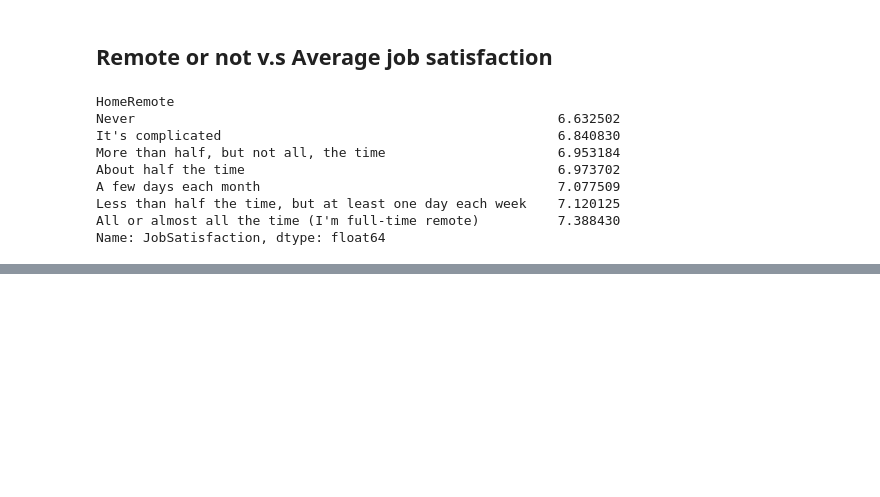
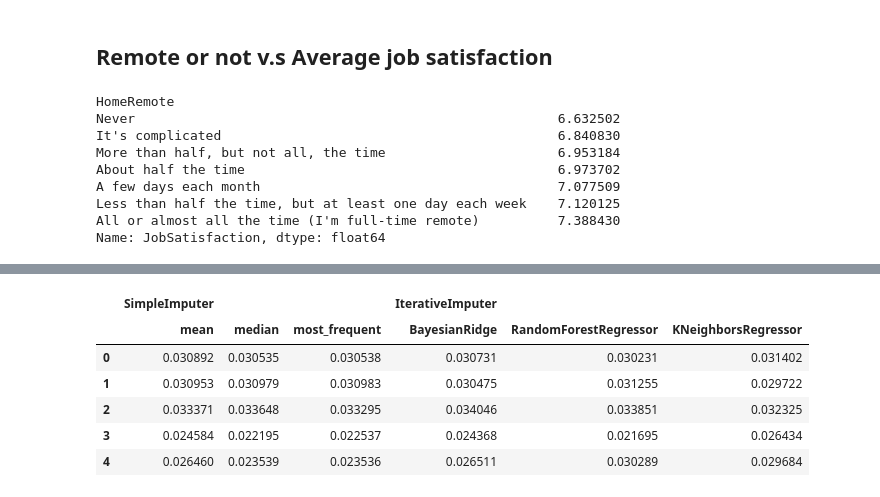
Before and after one commit to zhukuixi/Udacity_DataScientistNanoDegree, a Jupyter notebook: Chapter1.ipynb, the cells around one changed output, grey strips where cells are left out. Saved outputs shown, nothing was run; the diff lists cells and outputs as text; code cells hidden in the pictures; blank space fills up the shorter version.

```diff
--- a/Chapter1.ipynb
+++ b/Chapter1.ipynb
@@ -262,0 +387,10 @@ Name: JobSatisfaction, dtype: float64
+# %%
+scores
+# %% [output]
+|  | SimpleImputer |  |  | IterativeImputer |  |  |
+|  | mean | median | most_frequent | BayesianRidge | RandomForestRegressor | KNeighborsRegressor |
+| 0 | 0.030892 | 0.030535 | 0.030538 | 0.030731 | 0.030231 | 0.031402 |
+| 1 | 0.030953 | 0.030979 | 0.030983 | 0.030475 | 0.031255 | 0.029722 |
+| 2 | 0.033371 | 0.033648 | 0.033295 | 0.034046 | 0.033851 | 0.032325 |
+| 3 | 0.024584 | 0.022195 | 0.022537 | 0.024368 | 0.021695 | 0.026434 |
+| 4 | 0.026460 | 0.023539 | 0.023536 | 0.026511 | 0.030289 | 0.029684 |
```
Also changed, not shown: parts of 17 cells of this notebook.
